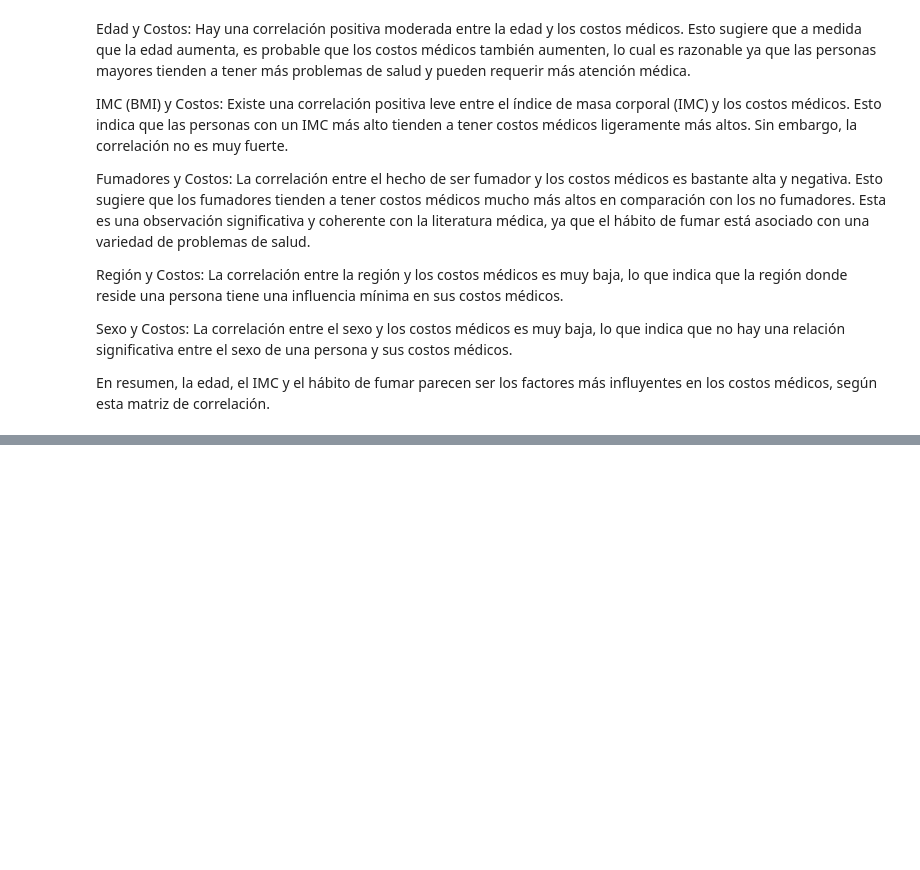
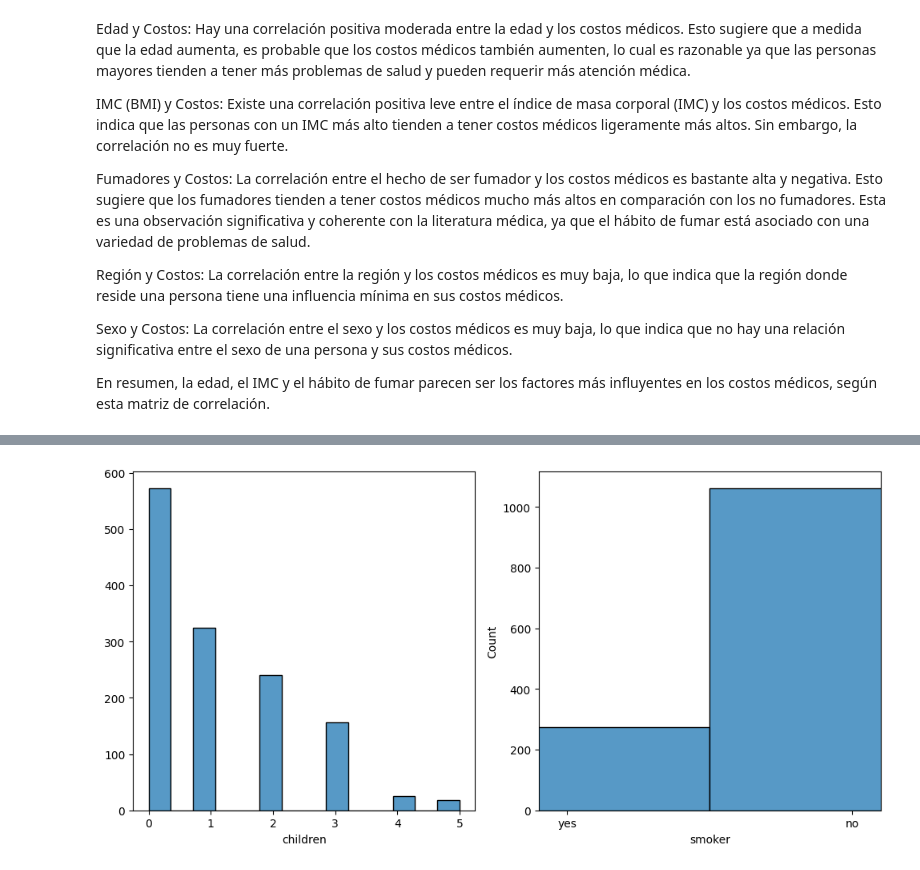
Before and after one commit to RmVa23/linear-regression, a Jupyter notebook: src/explore.ipynb, the cells around one changed output, grey strips where cells are left out. Drawn from its saved outputs; the diff is of its cells as text; code cells hidden in the pictures; blank space fills up the shorter version.

```diff
--- a/src/explore.ipynb
+++ b/src/explore.ipynb
@@ -143,2 +148,19 @@ data.head()
 # %%
 #  Buscar valores atípicos (y ver si corresponderia tambien consultar la influencia), antes de elegir el método de escalado
+# %%
+# Análisis ded variables univariantes (categóricas)
+
+fig, axis = plt.subplots(1, 2, figsize = (10, 5))
+
+# Crear un histograma múltiple
+sns.histplot(ax = axis[0], data = data, x = "children").set(ylabel = None)
+sns.histplot(ax = axis[1], data = data, x = "smoker").set_xlim(-0.1, 1.1)
+
+
+# Ajustar el layout
+plt.tight_layout()
+
+# Mostrar el plot
+plt.show()
+# %% [output]
+[figure, added]
```
Also changed, not shown: parts of 12 cells of this notebook.
